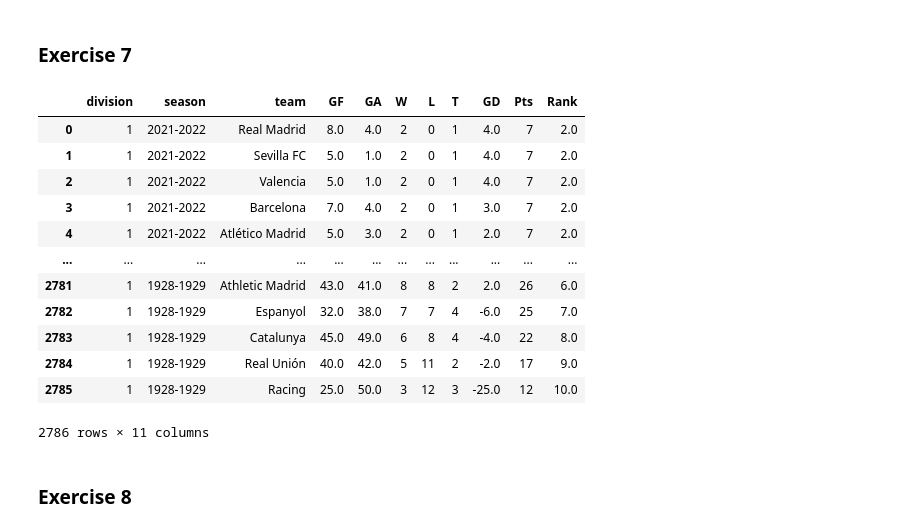
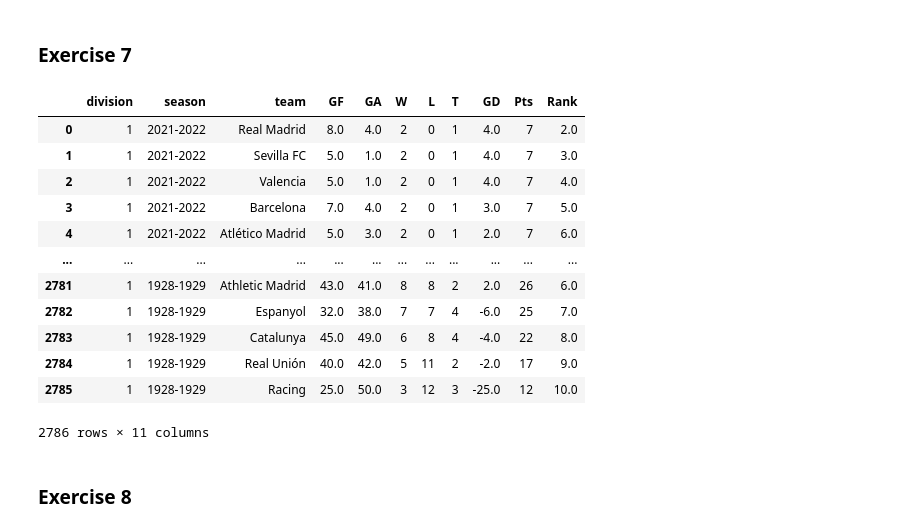
Before and after one commit to coders-unidas/la-quiniela, a Jupyter notebook: analysis/data_analysis.ipynb, the cells around one changed output. Drawn from its saved outputs; the diff is of its cells as text; code cells hidden in the pictures.

```diff
--- a/analysis/data_analysis.ipynb
+++ b/analysis/data_analysis.ipynb
@@ -356,51 +356,44 @@ df_class_away = df.groupby(['division','season','away_team']).agg(
     GA = pd.NamedAgg(column='score_home_team', aggfunc='sum'),
     W = pd.NamedAgg(column='Winner', aggfunc=func_away_wins),
     L = pd.NamedAgg(column='Winner', aggfunc=func_home_wins),
     T = pd.NamedAgg(column='Winner', aggfunc=func_tie)
     ).reset_index()
 
 df_class_away.rename(columns={'away_team': 'team'}, inplace=True)
 df_class_home.rename(columns={'home_team':'team'},inplace=True)
 
 df_classifiaction = df_class_away.merge(df_class_home,how='outer')
 
 df_classifiaction=df_classifiaction.groupby(['division','season','team']).agg({'GF':'sum','GA':'sum','W':'sum','L':'sum','T':'sum'}).reset_index()
 
 df_classifiaction['GD'] = df_classifiaction['GF'] - df_classifiaction['GA']
 df_classifiaction['Pts'] = (df_classifiaction['W']) * 3 + df_classifiaction['T']
 
-df_classifiaction
-df_classifiaction['year_of_start']=df_classifiaction['season'].str.split("-").str[0].astype(int)
-
-
-
-df_classifiaction['Rank'] = df_classifiaction.groupby(['year_of_start'])['Pts'].rank(method='min', ascending=False)
-
+#df_classifiaction
+#df_classifiaction['year_of_start']=df_classifiaction['season'].str.split("-").str[0].astype(int)
 
 
 df_classifiaction_ordered = df_classifiaction.sort_values(by=['year_of_start'], ascending=False)
+df_classifiaction_ordered = df_classifiaction.sort_values(by=['year_of_start','division'],ascending=[False,True])
+df_classifiaction_ordered = df_classifiaction.sort_values(by=['year_of_start','division','Pts'],ascending=[False,True,False])
+df_classifiaction_ordered = df_classifiaction.sort_values(by=['year_of_start','division','Pts','GD'],ascending=[False,True,False,False])
+df_classifiaction_ordered = df_classifiaction.sort_values(by=['year_of_start','division','Pts','GD','GF'],ascending=[False,True,False,False,False])
 
-df_classifiaction_ordered=df_classifiaction.sort_values(by=['year_of_start','division'],ascending=[False,True])
-
-df_classifiaction_ordered=df_classifiaction.sort_values(by=['year_of_start','division','Rank'],ascending=[False,True,True])
-
-df_classifiaction_ordered=df_classifiaction.sort_values(by=['year_of_start','division','Rank','GD'],ascending=[False,True,True,False])
-
-df_classifiaction_ordered=df_classifiaction.sort_values(by=['year_of_start','division','Rank','GD','GF'],ascending=[False,True,True,False,False])
+df_classifiaction_ordered['Rank'] = df_classifiaction_ordered.groupby(['year_of_start'])['Pts'].rank(method='first', ascending=False)
 
 df_classifiaction_ordered=df_classifiaction_ordered.reset_index(drop=True)
 
 df_final_classification_ordered=df_classifiaction_ordered.drop(columns=['year_of_start'])
 
 df_final_classification_ordered
 #df_final_classification_ordered.to_excel('SeasonStandings.xlsx')
 # %% [output]
 |  | division | season | team | GF | GA | W | L | T | GD | Pts | Rank |
 | 0 | 1 | 2021-2022 | Real Madrid | 8.0 | 4.0 | 2 | 0 | 1 | 4.0 | 7 | 2.0 |
-| 1 | 1 | 2021-2022 | Sevilla FC | 5.0 | 1.0 | 2 | 0 | 1 | 4.0 | 7 | 2.0 |
-| 2 | 1 | 2021-2022 | Valencia | 5.0 | 1.0 | 2 | 0 | 1 | 4.0 | 7 | 2.0 |
-| 3 | 1 | 2021-2022 | Barcelona | 7.0 | 4.0 | 2 | 0 | 1 | 3.0 | 7 | 2.0 |
-| 4 | 1 | 2021-2022 | Atlético Madrid | 5.0 | 3.0 | 2 | 0 | 1 | 2.0 | 7 | 2.0 |
+| 1 | 1 | 2021-2022 | Sevilla FC | 5.0 | 1.0 | 2 | 0 | 1 | 4.0 | 7 | 3.0 |
+| 2 | 1 | 2021-2022 | Valencia | 5.0 | 1.0 | 2 | 0 | 1 | 4.0 | 7 | 4.0 |
+| 3 | 1 | 2021-2022 | Barcelona | 7.0 | 4.0 | 2 | 0 | 1 | 3.0 | 7 | 5.0 |
+| 4 | 1 | 2021-2022 | Atlético Madrid | 5.0 | 3.0 | 2 | 0 | 1 | 2.0 | 7 | 6.0 |
 | ... | ... | ... | ... | ... | ... | ... | ... | ... | ... | ... | ... |
 | 2781 | 1 | 1928-1929 | Athletic Madrid | 43.0 | 41.0 | 8 | 8 | 2 | 2.0 | 26 | 6.0 |
 | 2782 | 1 | 1928-1929 | Espanyol | 32.0 | 38.0 | 7 | 7 | 4 | -6.0 | 25 | 7.0 |
```
